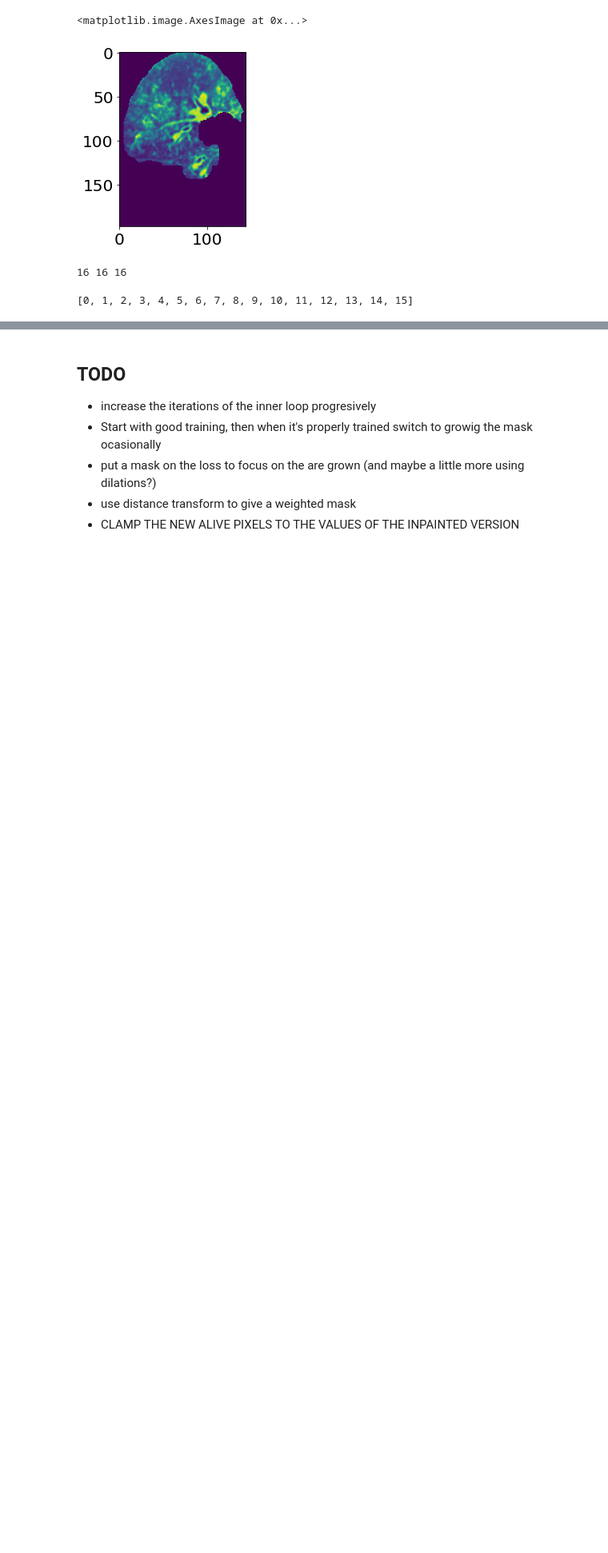
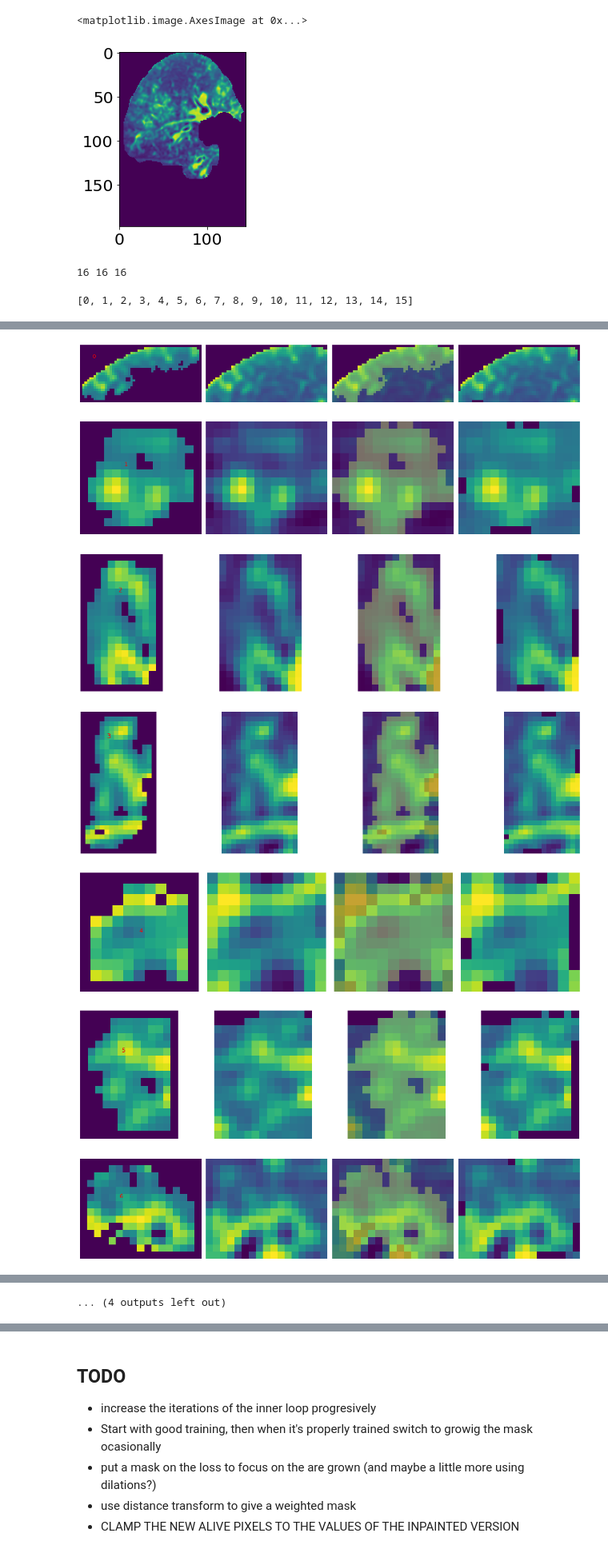
Before and after one commit to octaviomtz/nbdev_c19_synthesis, a Jupyter notebook: 02_replace_lesions.ipynb, the cells around one changed output, grey strips where cells are left out. Shown at 80% size. Saved outputs shown, nothing was run; the diff lists cells and outputs as text; code cells hidden in the pictures; blank space fills up the shorter version.

```diff
--- a/02_replace_lesions.ipynb
+++ b/02_replace_lesions.ipynb
@@ -202,0 +197,24 @@ fig.tight_layout()
+# %%
+GEN= -1
+orig = copy(target_img_covid[...,SLICE])
+for idx, (lesion, coord, mask) in enumerate(zip(lesions_all, coords_all, masks_all)):
+  # if idx>0:break
+  orig_zoom = orig[coord[0]:coord[1],coord[2]:coord[3]]
+  les = lesion[GEN]/255
+  fig, ax = plt.subplots(1,4, figsize=(16,4))
+  ax[0].imshow(les)
+  ax[0].text(5,5,idx, c='r', fontsize=12)
+  ax[1].imshow(orig_zoom)
+  ax[2].imshow(orig_zoom)
+  ax[2].imshow(mask, alpha=.3)
+  ax[3].imshow(orig_zoom*(~mask)+les)
+  for axx in ax.ravel(): axx.axis('off')
+  fig.tight_layout()
+# %% [output]
+[figure, added]
+[figure, added]
+[figure, added]
+[figure, added]
+[figure, added]
+[figure, added]
+[figure, added]
@@ -202,0 +226 @@ fig.tight_layout()
+... (4 outputs left out)
```
Also changed, not shown: parts of 13 cells of this notebook, 1 other file.
